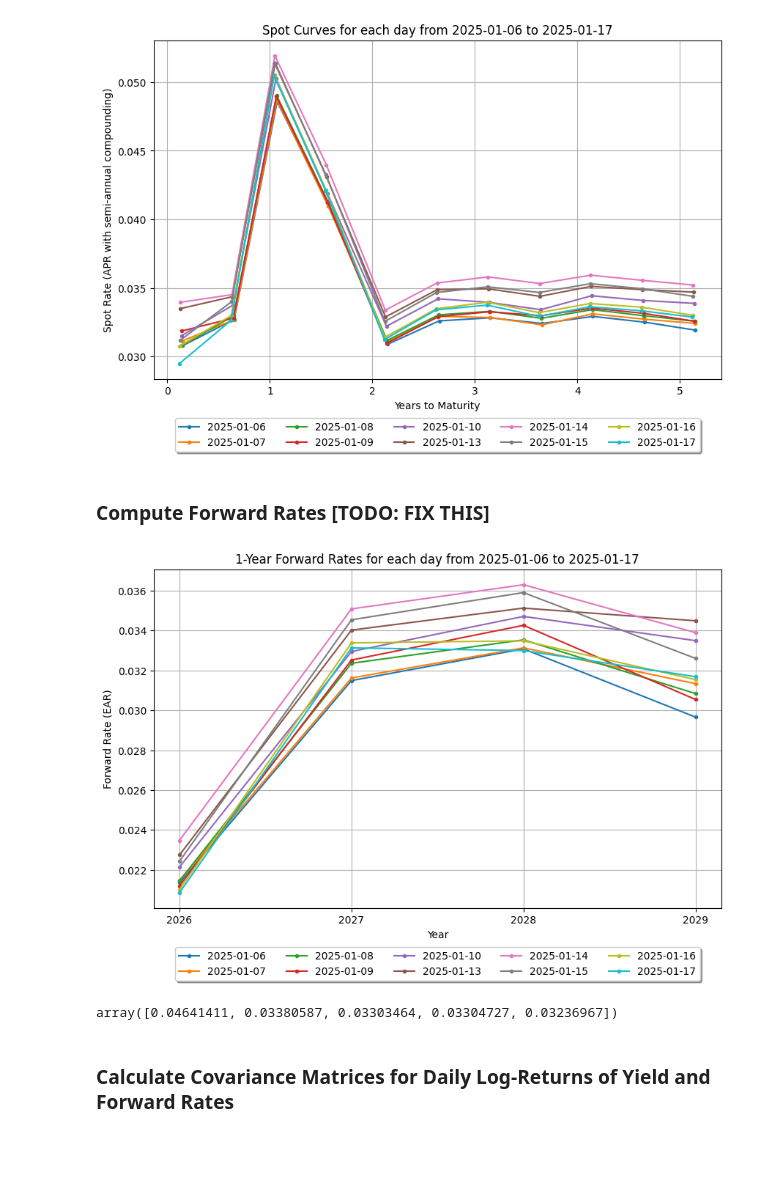
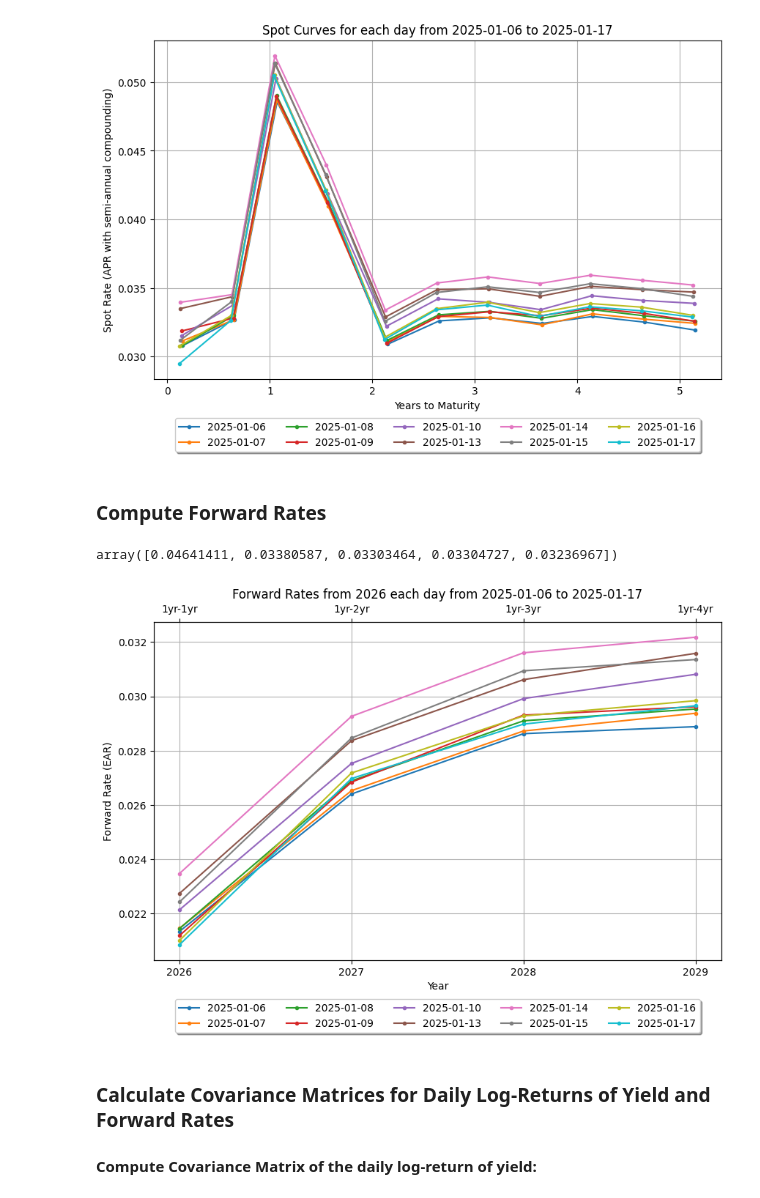
Before and after one commit to maxgodfrey2004/APM466-Assignment1, a Jupyter notebook: assignment_1.ipynb, the cells around one changed output. Cells and saved outputs as stored; diff of their text form; code cells hidden in the pictures; blank space fills up the shorter version.

```diff
--- a/assignment_1.ipynb
+++ b/assignment_1.ipynb
@@ -227,28 +265,7 @@ plt.show()
 # %% [output]
 [figure]
 # %% [markdown]
-### Compute Forward Rates [TODO: FIX THIS]
+### Compute Forward Rates
-# %%
-plt.figure(figsize=(10, 6))
-
-for date_ in target_dates:
-    interpolated_spot_ears = interpolate_spot_ears_from_aprs(spot_curves[date_], target_years)
-    forward_rates = [0] * 4
-    for i in range(4):
-        forward_rates[i] = (((1 + interpolated_spot_ears[i + 1]) ** (i + 2)) / ((1 + interpolated_spot_ears[i]) ** (i + 1))) - 1
-    plt.plot([x + 2025 for x in target_years[:-1]], forward_rates, marker='o', markersize=3, label=date_[:-6])
-
-plt.xlabel('Year')
-plt.xticks(range(2026, 2030))
-plt.ylabel('Forward Rate (EAR)')
-plt.title('1-Year Forward Rates for each day from 2025-01-06 to 2025-01-17')
-plt.legend(loc='upper center', bbox_to_anchor=(0.5, -0.1),
-            ncol=5, fancybox=True, shadow=True)
-plt.grid(True)
-
-plt.show()
-# %% [output]
-[figure, removed]
 # %%
 from scipy.interpolate import interp1d
 
@@ -263,5 +280,41 @@ target_years = [1, 2, 3, 4, 5]
 interpolate_spot_ears_from_aprs(spot_curves[target_dates[0]], target_years)
 # %% [output]
 array([0.04641411, 0.03380587, 0.03303464, 0.03304727, 0.03236967])
+# %%
+fig, ax1 = plt.subplots(figsize=(10, 6))
+
+forward_rates = np.zeros((4, len(target_dates)))
+
+for date_idx, date_ in enumerate(target_dates):
+    interpolated_spot_ears = interpolate_spot_ears_from_aprs(spot_curves[date_], target_years)
+    for i in range(1, 5):
+        forward_rates[i - 1, date_idx] = (((1 + interpolated_spot_ears[i]) ** (i + 1)) / ((1 + interpolated_spot_ears[0]) ** 1)) ** (1 / i) - 1
+    ax1.plot(
+        [x + 2025 for x in target_years[:-1]],
+        forward_rates[:, date_idx],
+        marker='o',
+        markersize=3,
+        label=date_[:-6]
+    )
+
+ax1.set_xlabel('Year')
+ax1.set_xticks(range(2026, 2030))
+ax1.set_ylabel('Forward Rate (EAR)')
+ax1.set_title('Forward Rates from 2026 each day from 2025-01-06 to 2025-01-17')
+ax1.legend(loc='upper center', bbox_to_anchor=(0.5, -0.1),
+           ncol=5, fancybox=True, shadow=True)
+ax1.grid(True)
+
+# Create a second x-axis
+ax2 = ax1.twiny()
+ax2.set_xlim(ax1.get_xlim())
+ax2.set_xticks([2026, 2027, 2028, 2029])
+ax2.set_xticklabels(['1yr-1yr', '1yr-2yr', '1yr-3yr', '1yr-4yr'])
+
+plt.show()
+# %% [output]
+[figure, added]
 # %% [markdown]
 ### Calculate Covariance Matrices for Daily Log-Returns of Yield and Forward Rates
+
+#### Compute Covariance Matrix of the daily log-return of yield:
```
Also changed, not shown: parts of 13 cells of this notebook.
